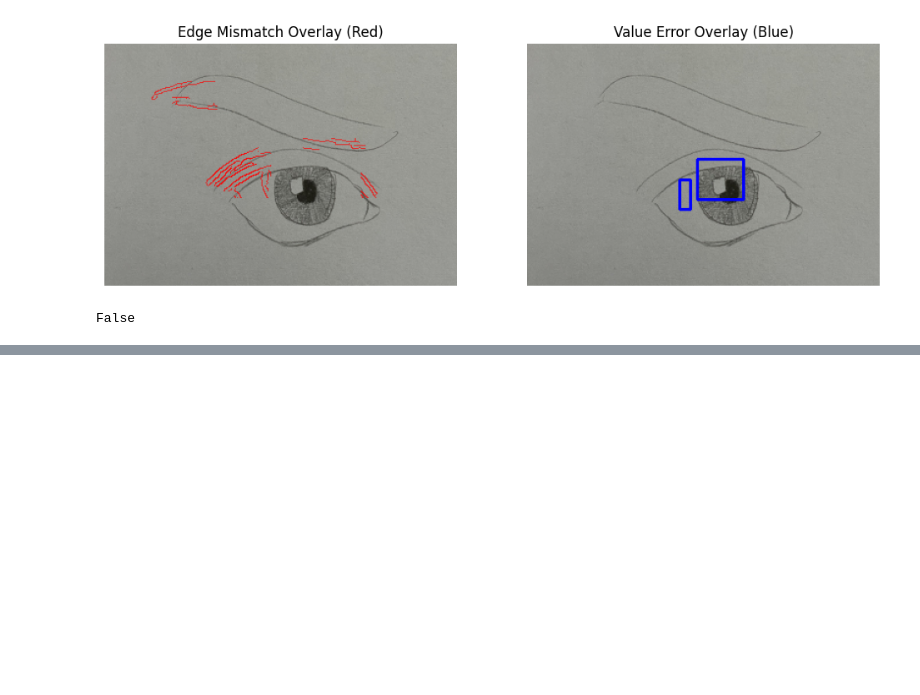
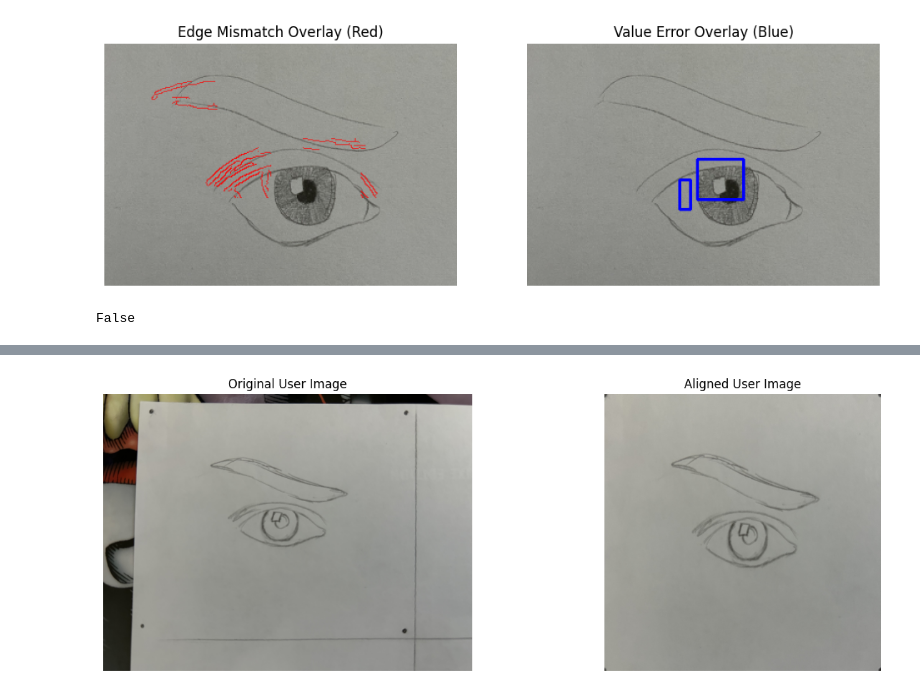
Before and after one commit to aayushs-edu/master-stroke, a Jupyter notebook: backend/notebooks/prototype.ipynb, the cells around one changed output, grey strips where cells are left out. Saved outputs shown, nothing was run; the diff lists cells and outputs as text; code cells hidden in the pictures; blank space fills up the shorter version.

```diff
--- a/backend/notebooks/prototype.ipynb
+++ b/backend/notebooks/prototype.ipynb
@@ -230,0 +233,83 @@ False
+# %%
+import cv2
+import numpy as np
+import matplotlib.pyplot as plt
+
+# Load images
+ref_path = "../data/reference_stages/how-to-draw-eyes-step-1.jpg"  # Replace with your path
+user_path = "../data/user_samples/dots.jpg"  # Replace with your path
+
+ref_img = cv2.imread(ref_path)
+user_img = cv2.imread(user_path)
+
+# Resize reference to a target size (you can adjust as needed)
+target_size = (800, 800)
+ref_img = cv2.resize(ref_img, target_size)
+
+# Convert user image to grayscale for circle detection
+gray = cv2.cvtColor(user_img, cv2.COLOR_BGR2GRAY)
+gray = cv2.medianBlur(gray, 5)
+
+# Detect circles using Hough Transform
+circles = cv2.HoughCircles(
+    gray,
+    cv2.HOUGH_GRADIENT,
+    dp=1.2,
+    minDist=gray.shape[0] // 5,
+    param1=50,
+    param2=30,
+    minRadius=5,
+    maxRadius=30
+)
+
+if circles is None or len(circles[0]) < 4:
+    raise ValueError("Could not find 4 corner dots. Please retake the photo with clearer corner dots.")
+
+# Round and sort circles
+circles = np.round(circles[0]).astype("int")
+dots = sorted(circles[:4], key=lambda c: (c[1], c[0]))  # sort by y, then x
+
+# Sort into consistent corner order
+def sort_corners(pts):
+    pts = np.array(pts, dtype="float32")
+    s = pts.sum(axis=1)
+    diff = np.diff(pts, axis=1)
+    return np.array([
+        pts[np.argmin(s)],      # top-left
+        pts[np.argmin(diff)],   # top-right
+        pts[np.argmax(s)],      # bottom-right
+        pts[np.argmax(diff)]    # bottom-left
+    ], dtype="float32")
+
+user_pts = sort_corners([(x, y) for x, y, _ in dots])
+ref_pts = np.array([
+    [0, 0],
+    [target_size[0] - 1, 0],
+    [target_size[0] - 1, target_size[1] - 1],
+    [0, target_size[1] - 1]
+], dtype="float32")
+
+# Perspective transform
+matrix = cv2.getPerspectiveTransform(user_pts, ref_pts)
+aligned_user = cv2.warpPerspective(user_img, matrix, target_size)
+
+# Show result
+plt.figure(figsize=(15, 5))
+plt.subplot(1, 2, 1)
+plt.imshow(cv2.cvtColor(user_img, cv2.COLOR_BGR2RGB))
+plt.title("Original User Image")
+plt.axis("off")
+
+plt.subplot(1, 2, 2)
+plt.imshow(cv2.cvtColor(aligned_user, cv2.COLOR_BGR2RGB))
+plt.title("Aligned User Image")
+plt.axis("off")
+plt.show()
+
+plt.figure(figsize=(5, 5))
+plt.imshow(cv2.cvtColor(ref_img, cv2.COLOR_BGR2RGB))
+plt.title("Reference Image")
+plt.axis("off")
+plt.show()
+# %% [output]
+[figure, added]
```
Also changed, not shown: parts of 2 cells of this notebook, 45 other files.
